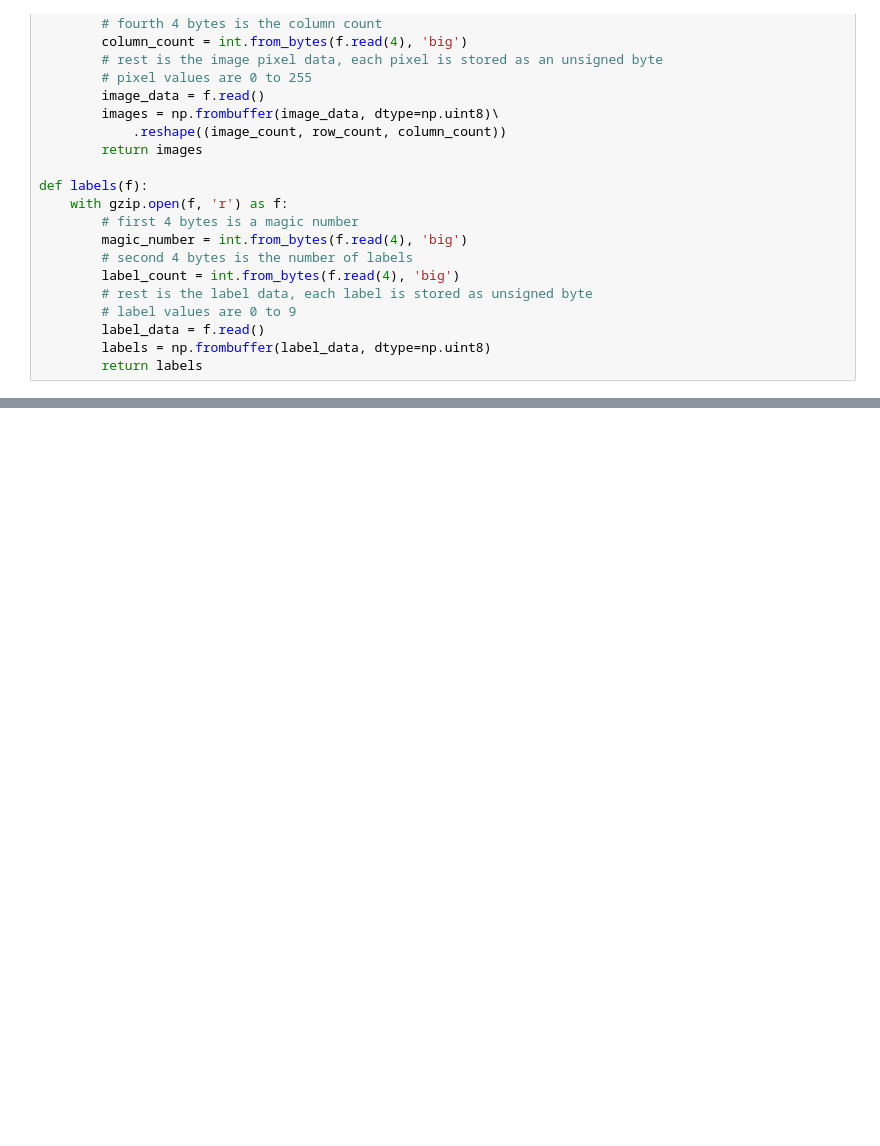
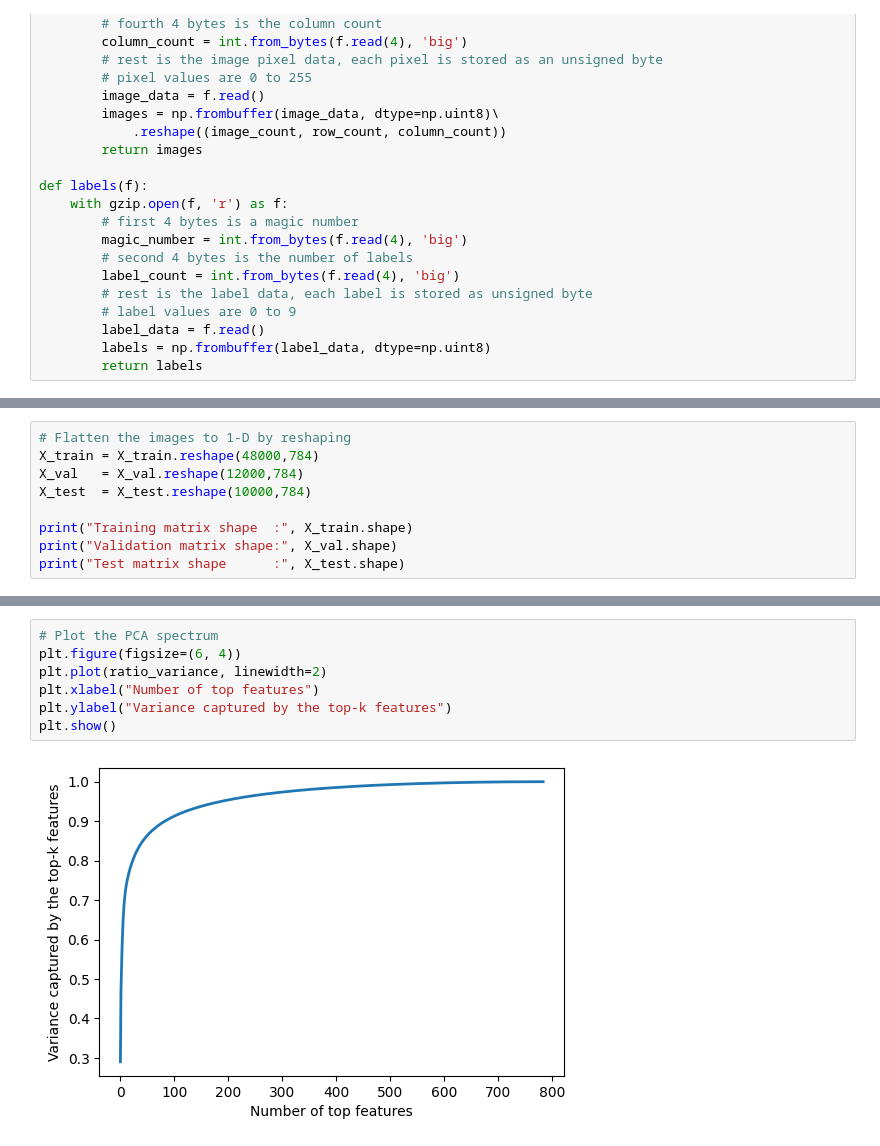
Before and after one commit to geeteshCh/FashionMNIST_Classification, a Jupyter notebook: ECEN_758_Project (1).ipynb, the cells around one changed output, grey strips where cells are left out. Saved outputs shown, nothing was run; the diff lists cells and outputs as text; blank space fills up the shorter version.

```diff
--- a/ECEN_758_Project (1).ipynb
+++ b/ECEN_758_Project (1).ipynb
@@ -76,0 +100,9 @@ Testing matrix shape (10000, 784)
+# %%
+# Flatten the images to 1-D by reshaping
+X_train = X_train.reshape(48000,784)
+X_val   = X_val.reshape(12000,784)
+X_test  = X_test.reshape(10000,784)
+
+print("Training matrix shape  :", X_train.shape)
+print("Validation matrix shape:", X_val.shape)
+print("Test matrix shape      :", X_test.shape)
@@ -77 +123,10 @@ Testing matrix shape (10000, 784)
+# %%
+# Plot the PCA spectrum
+plt.figure(figsize=(6, 4))
+plt.plot(ratio_variance, linewidth=2)
+plt.xlabel("Number of top features")
+plt.ylabel("Variance captured by the top-k features")
+plt.show()
+# %% [output]
+[figure, added]
 # %%
```
Also changed, not shown: parts of 29 cells of this notebook.
